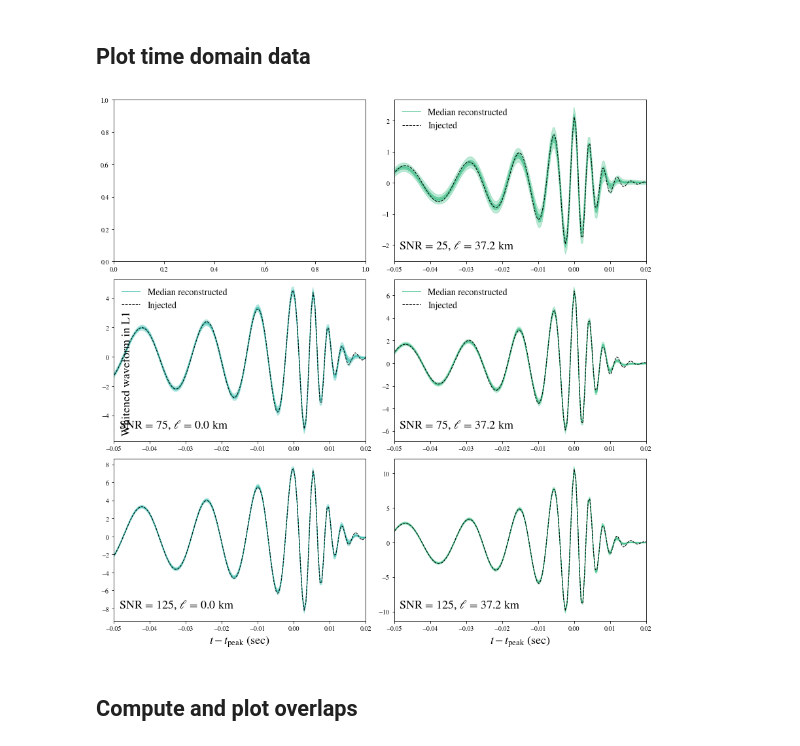
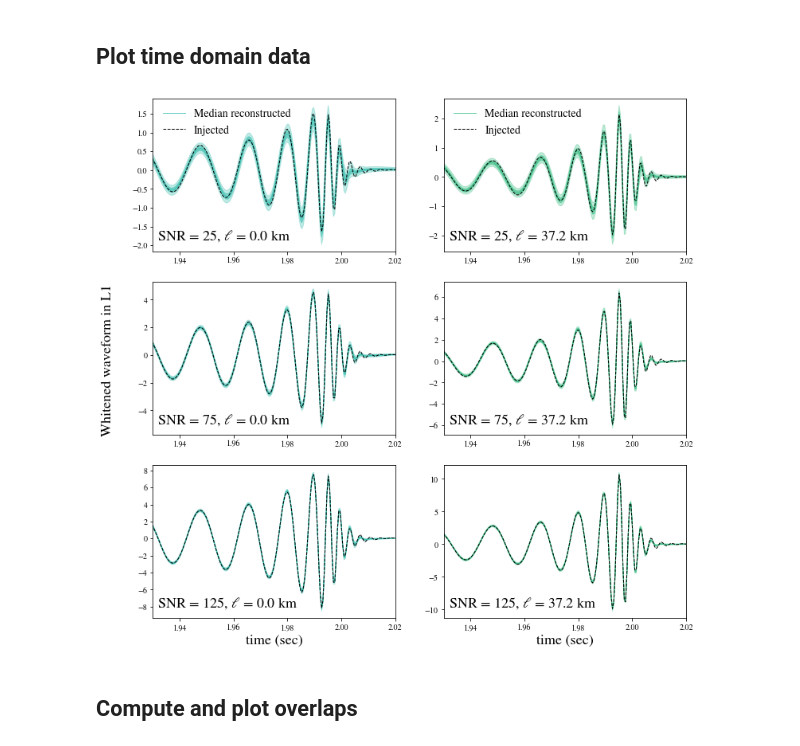
Before and after one commit to mariaokounkova/BeyondGRAnalysis, a Jupyter notebook: BayeswaveAnalysis.ipynb, the cells around one changed output. Cells and saved outputs as stored; diff of their text form; code cells hidden in the pictures.

```diff
--- a/BayeswaveAnalysis.ipynb
+++ b/BayeswaveAnalysis.ipynb
@@ -48,9 +56,6 @@ def GetBWMedianData(p, det = "H1"):
     ## Grab Livingston data
     f = base_dir + "post/signal/signal_median_time_domain_waveform_" + det + ".dat"
     time, d1, d2, d3, d4, d5 = np.loadtxt(f, comments="#",usecols=([0,1,2,3,4,5]),unpack=True)
-
-    ## Subtract peak time
-    time = SubtractPeakTime(time, d1)
 
     return time, d1, d2, d3, d4, d5
 
@@ -66,7 +71,7 @@ def GetBWInjectedData(p, det = "H1"):
     s_rate = 2048
     dt = 1.0/s_rate
     time = np.array([dt * t for t in range(len(data))])
-    time = SubtractPeakTime(time, data)
+
     return time, data
 
 def GetBWFrequencyDomainWaveform(p, detector):
@@ -134,7 +139,7 @@ def PlotMedianData(p, ax, color, det = "H1", label = "", legend = False):
     ax.text(0.02, 0.1, label, horizontalalignment='left',
      verticalalignment='center', transform=ax.transAxes, fontsize=18)
 
-    ax.set_xlim(-0.05, 0.02)
+    ax.set_xlim(2.0 - 0.07, 2.0 + 0.02)
     if legend:
         ax.legend(frameon=False, fontsize=14, loc='upper left')
 
@@ -145,39 +150,40 @@ def BWPlots():
 
     det = "L1"
     base_dir = "/home/maria.okounkova/BeyondGRAnalysis/BilbyPE/PHENOM_"
 
     fig, axarr = plt.subplots(3,2, figsize=(12, 12), sharex=False, sharey=False)
 
     mass = 68.0 ## Injected mass
-    #PlotMedianData(base_dir + "dCS_0p0_25", axarr[0][0], '#870036', det = det, \
-    #               label = r'SNR = 25, $\ell$ = %.1f km' % EllinKm("0p0", mass))
+
     ell = "0p0"
     color = '#2dbaaa'
+    PlotMedianData(base_dir + "dCS_" + ell + "_25", axarr[0][0], color, det = det, \
+                   label = r'SNR = 25, $\ell$ = %.1f km' % EllinKm(ell, mass), legend = True)
     PlotMedianData(base_dir + "dCS_" + ell + "_75", axarr[1][0], color, det = det, \
-                   label = r'SNR = 75, $\ell$ = %.1f km' % EllinKm(ell, mass), legend = True)
+                   label = r'SNR = 75, $\ell$ = %.1f km' % EllinKm(ell, mass))
     PlotMedianData(base_dir + "dCS_" + ell + "_125", axarr[2][0], color, det = det, \
                    label = r'SNR = 125, $\ell$ = %.1f km' % EllinKm(ell, mass))
 
     ell = "0p37"
     color = "#2dba7d"
     PlotMedianData(base_dir + "dCS_" + ell + "_25", axarr[0][1], color, det = det, \
                    label = r'SNR = 25, $\ell$ = %.1f km' % EllinKm(ell, mass), legend = True)
     PlotMedianData(base_dir + "dCS_" + ell + "_75", axarr[1][1], color, det = det, \
-                   label = r'SNR = 75, $\ell$ = %.1f km' % EllinKm(ell, mass), legend = True)
+                   label = r'SNR = 75, $\ell$ = %.1f km' % EllinKm(ell, mass))
     PlotMedianData(base_dir + "dCS_" + ell + "_125", axarr[2][1], color, det = det, \
                    label = r'SNR = 125, $\ell$ = %.1f km' % EllinKm(ell, mass))
 
     for i in range(2):
-        axarr[-1][i].set_xlabel('$t - t_\mathrm{peak}$ (sec)', fontsize = 18)
+        axarr[-1][i].set_xlabel('time (sec)', fontsize = 18)
 
     fig.text(0.06, 0.5, 'Whitened waveform in ' + det, ha='center', va='center', rotation='vertical', fontsize=18)
     plt.savefig('Bayeswave.pdf')
     #plt.tight_layout()
     plt.show()
 
 BWPlots()
 # %% [output]
-[figure, old version]
+[figure, new version]
 # %% [markdown]
 ## Compute and plot overlaps
 # %%
```
Also changed, not shown: parts of 5 cells of this notebook, 1 other file.
